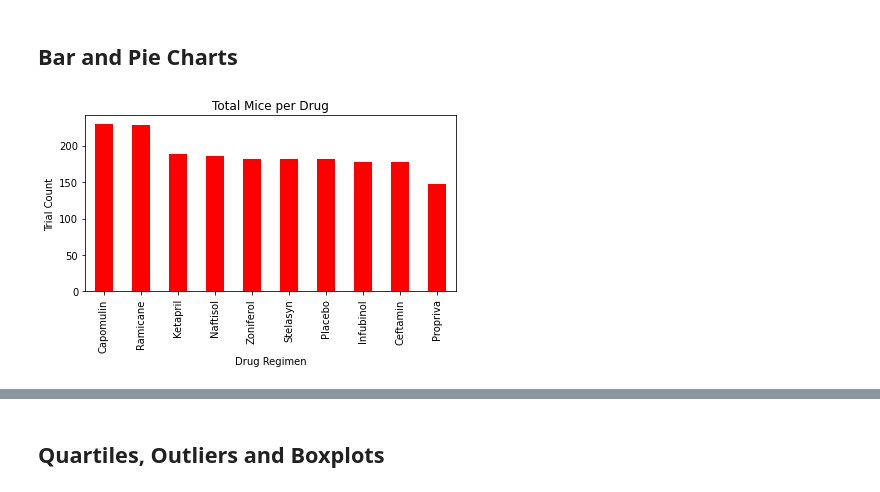
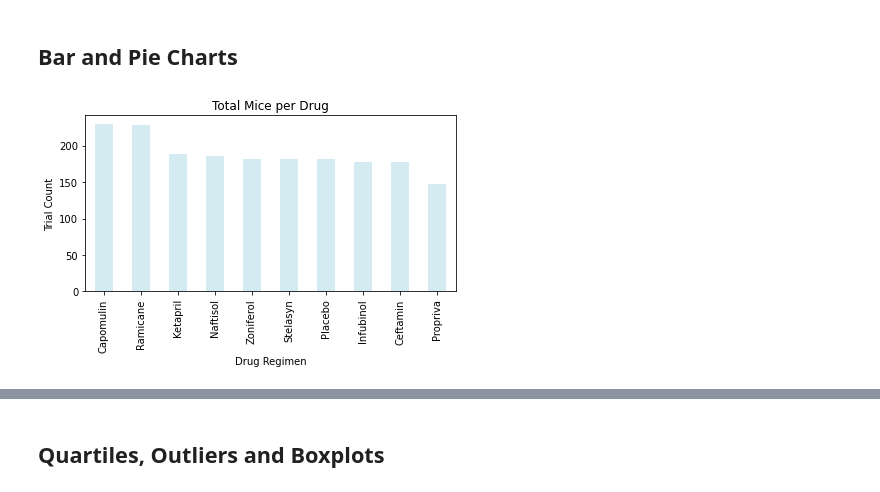
Before and after one commit to kimcrine/matplotlib-challenge, a Jupyter notebook: Pymaceuticals/pymaceuticals_starter.ipynb, the cells around one changed output, grey strips where cells are left out. Saved outputs shown, nothing was run; the diff lists cells and outputs as text; code cells hidden in the pictures.

```diff
--- a/Pymaceuticals/pymaceuticals_starter.ipynb
+++ b/Pymaceuticals/pymaceuticals_starter.ipynb
@@ -133,19 +133,19 @@ Zoniferol     53.24  51.82  45.00    48.53              6.97  0.52>
 # %%
 # Generate a bar plot showing the total number of unique mice tested on each drug regimen using pandas.
 
 drug_counts = clean_df["Drug Regimen"].value_counts()
 x_axis = drug_counts.index
 y_axis = drug_counts.values
 
-count_chart = drug_counts.plot(kind = "bar", color = "red")
+count_chart = drug_counts.plot(kind = "bar", color = "lightblue", alpha = 0.5)
 
 # Set x and y labels / Formatting
 plt.ylabel("Trial Count")
 plt.xlabel("Drug Regimen")
 plt.title("Total Mice per Drug")
-plt.xticks(rotation=90)
+plt.xticks(rotation = 90)
 plt.tight_layout()
 
 plt.show()
 # %% [output]
-[figure, old version]
+[figure, new version]
```
Also changed, not shown: parts of 6 cells of this notebook.
